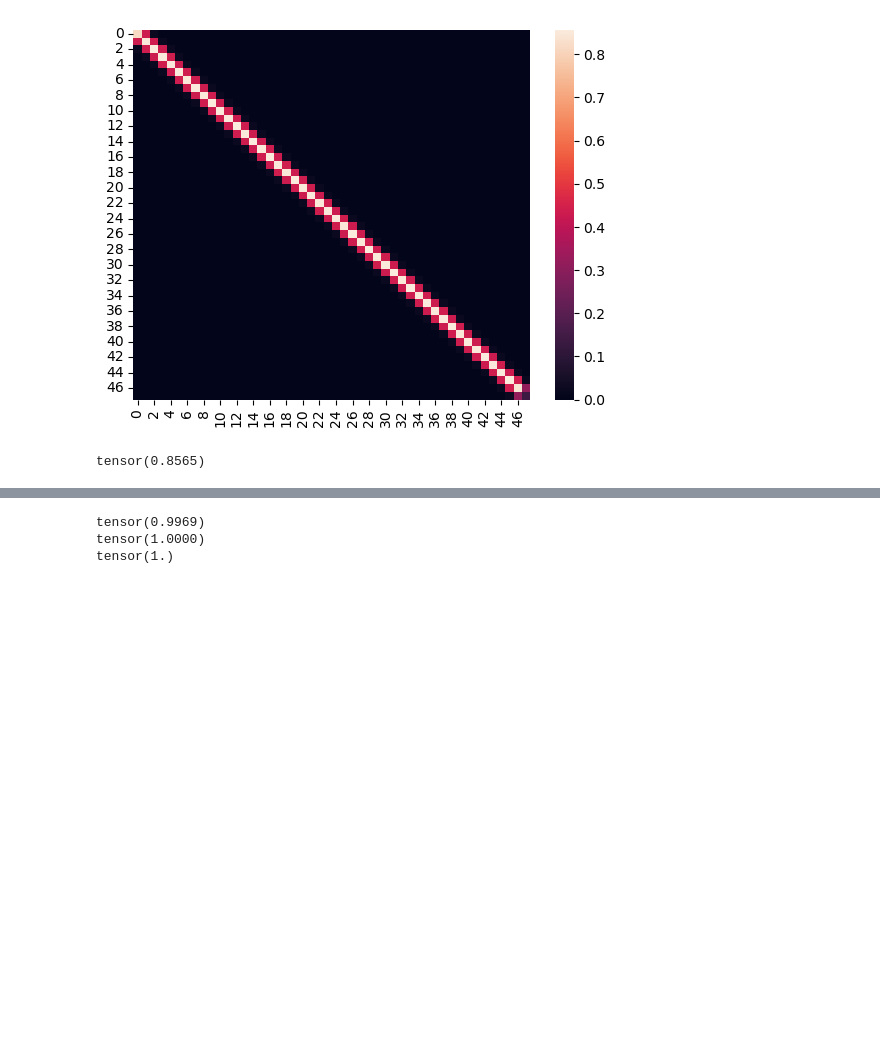
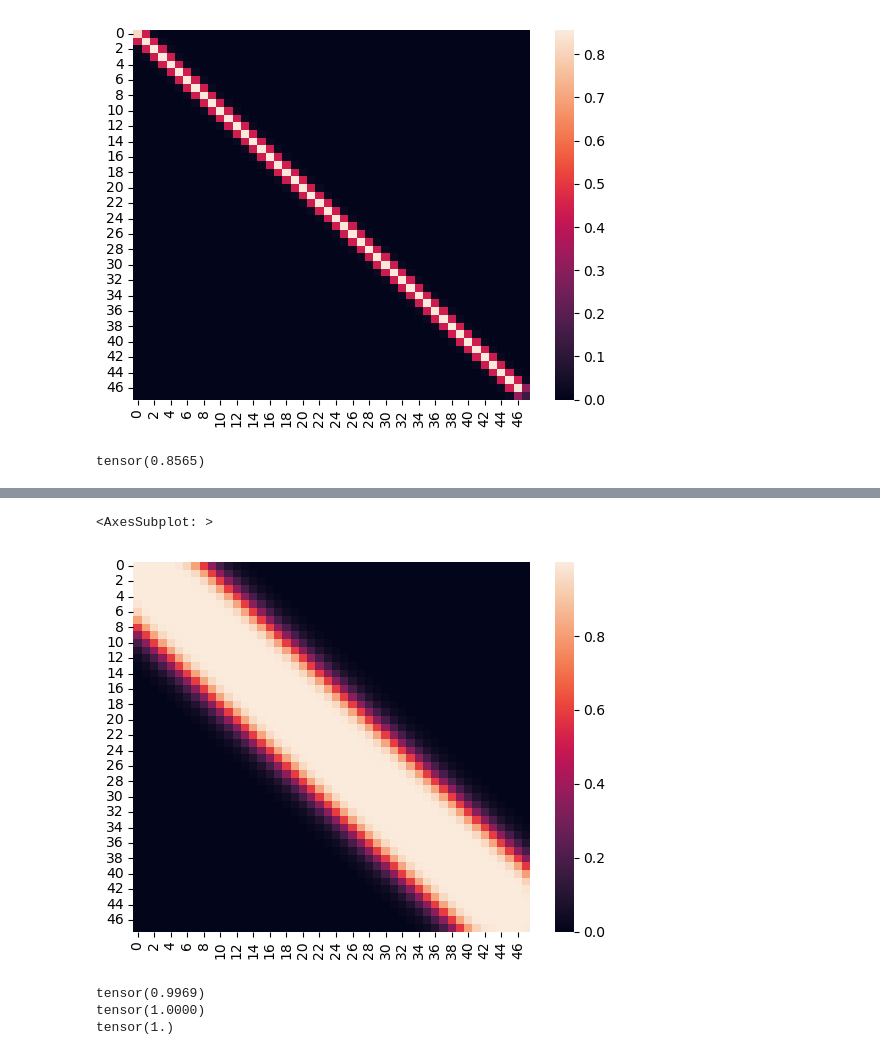
Before and after one commit to kabaten/kb_jisyupro, a Jupyter notebook: generate_path.ipynb, the cells around one changed output, grey strips where cells are left out. Cells and saved outputs as stored; diff of their text form; code cells hidden in the pictures; blank space fills up the shorter version.

```diff
--- a/generate_path.ipynb
+++ b/generate_path.ipynb
@@ -336,3 +340,11 @@ sns.heatmap(line3.detach().numpy()[0])
+# %%
+pointst = torch.tensor([[[0, 0, 7],
+                         [47,47,7]]])
+linet = plot2(pointst)
+sns.heatmap(linet.detach().numpy()[0])
+# %% [output]
+<AxesSubplot: >
+[figure, added]
 # %%
 print(line1.max())
 print(line2.max())
```
Also changed, not shown: parts of 3 cells of this notebook, 19 other files.
